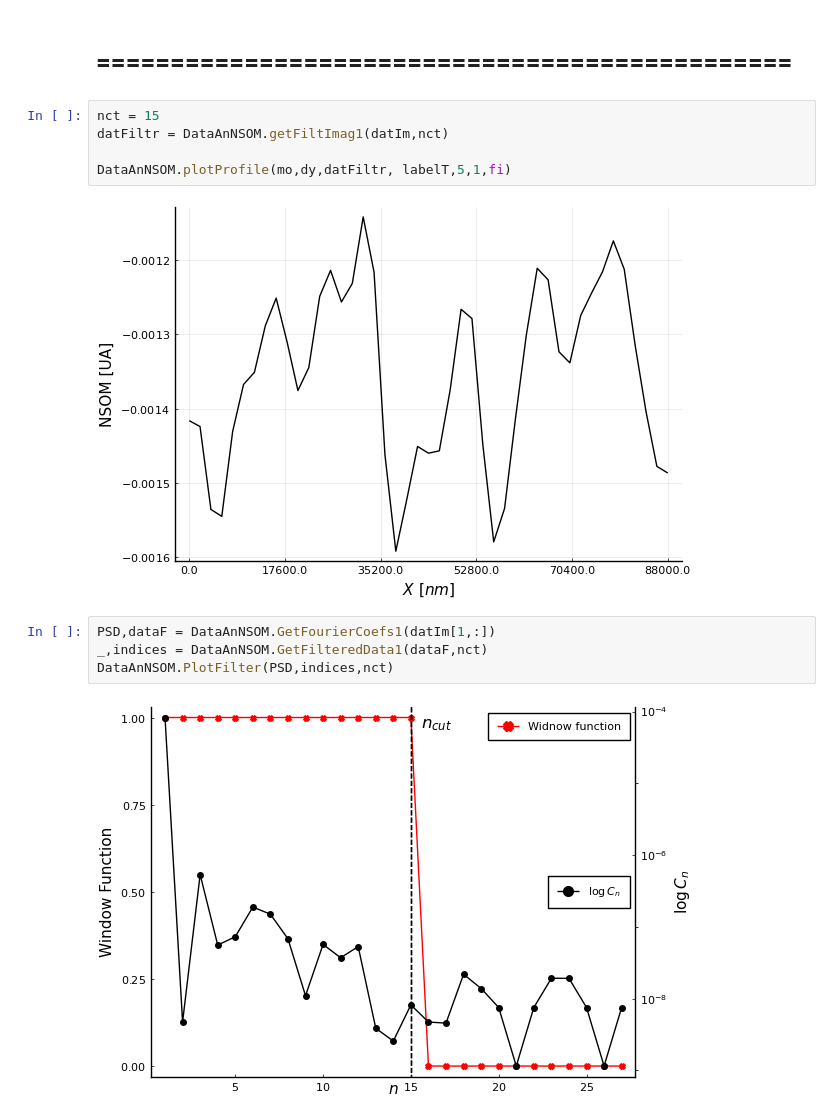
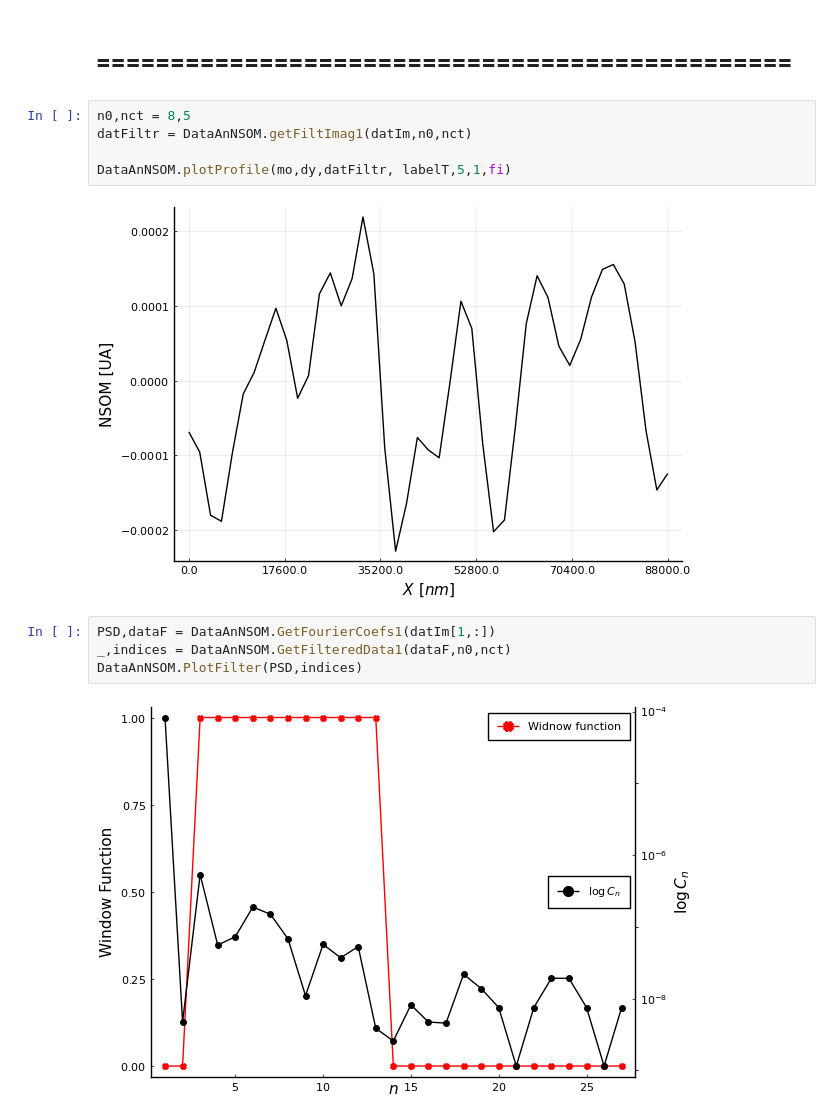
Before and after one commit to Gabmtzz/juDataNSOM, a Jupyter notebook: notebook/nsomdata.ipynb, the cells around one changed output. Saved outputs shown, nothing was run; the diff lists cells and outputs as text.

```diff
--- a/notebook/nsomdata.ipynb
+++ b/notebook/nsomdata.ipynb
@@ -43,18 +43,18 @@ plot(pE,pD, size=(1200,400))
 # %% [markdown]
 # ===============================================
 # %%
-nct = 15
-datFiltr = DataAnNSOM.getFiltImag1(datIm,nct)
+n0,nct = 8,5
+datFiltr = DataAnNSOM.getFiltImag1(datIm,n0,nct)
 
 DataAnNSOM.plotProfile(mo,dy,datFiltr, labelT,5,1,fi)
 # %% [output]
-[figure, old version]
+[figure, new version]
 # %%
 PSD,dataF = DataAnNSOM.GetFourierCoefs1(datIm[1,:])
-_,indices = DataAnNSOM.GetFilteredData1(dataF,nct)
-DataAnNSOM.PlotFilter(PSD,indices,nct)
+_,indices = DataAnNSOM.GetFilteredData1(dataF,n0,nct)
+DataAnNSOM.PlotFilter(PSD,indices)
 # %% [output]
-[figure, old version]
+[figure, new version]
 # %%
 DataAnNSOM.plotImag(mo,dy,datFiltr, "Error",5,fi)
 # %% [output]
```
Also changed, not shown: parts of 6 cells of this notebook, 2 other files.
